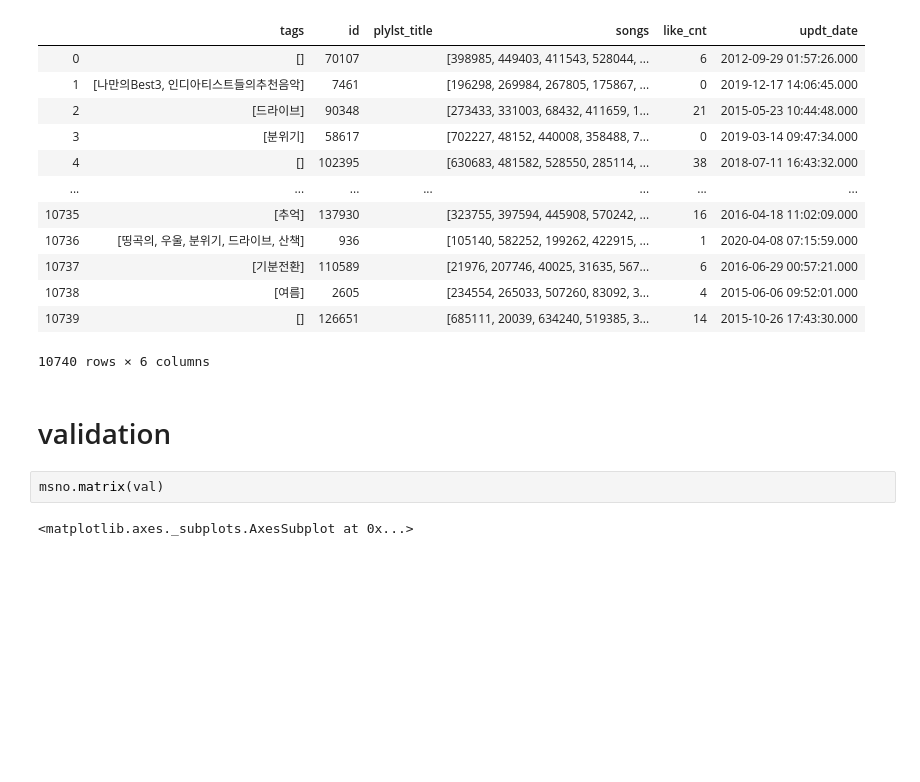
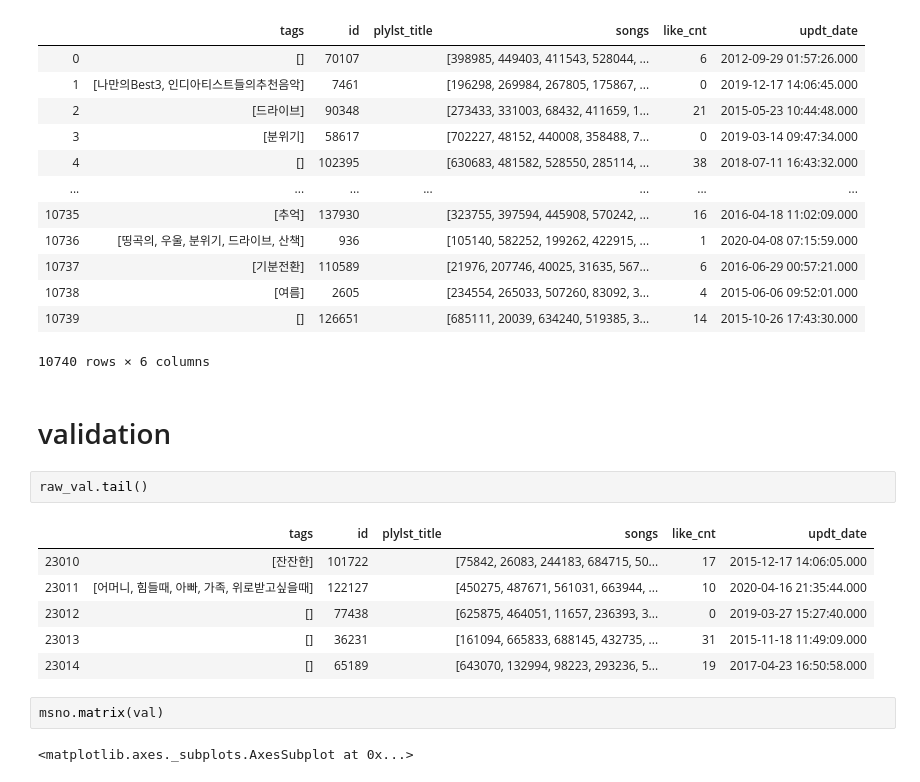
Before and after one commit to hmkim312/recommendation_project, a Jupyter notebook: playlist_recommendation/playlist_recommandation.ipynb, the cells around one changed output. Cells and saved outputs as stored; diff of their text form; blank space fills up the shorter version.

```diff
--- a/playlist_recommendation/playlist_recommandation.ipynb
+++ b/playlist_recommendation/playlist_recommandation.ipynb
@@ -172,6 +286,15 @@ raw_test
 10740 rows × 6 columns
 # %% [markdown]
 # validation
+# %%
+raw_val.tail()
+# %% [output]
+|  | tags | id | plylst_title | songs | like_cnt | updt_date |
+| 23010 | [잔잔한] | 101722 |  | [75842, 26083, 244183, 684715, 50... | 17 | 2015-12-17 14:06:05.000 |
+| 23011 | [어머니, 힘들때, 아빠, 가족, 위로받고싶을때] | 122127 |  | [450275, 487671, 561031, 663944, ... | 10 | 2020-04-16 21:35:44.000 |
+| 23012 | [] | 77438 |  | [625875, 464051, 11657, 236393, 3... | 0 | 2019-03-27 15:27:40.000 |
+| 23013 | [] | 36231 |  | [161094, 665833, 688145, 432735, ... | 31 | 2015-11-18 11:49:09.000 |
+| 23014 | [] | 65189 |  | [643070, 132994, 98223, 293236, 5... | 19 | 2017-04-23 16:50:58.000 |
 # %%
 msno.matrix(val)
 # %% [output]
```
Also changed, not shown: parts of 17 cells of this notebook, 1 other file.
